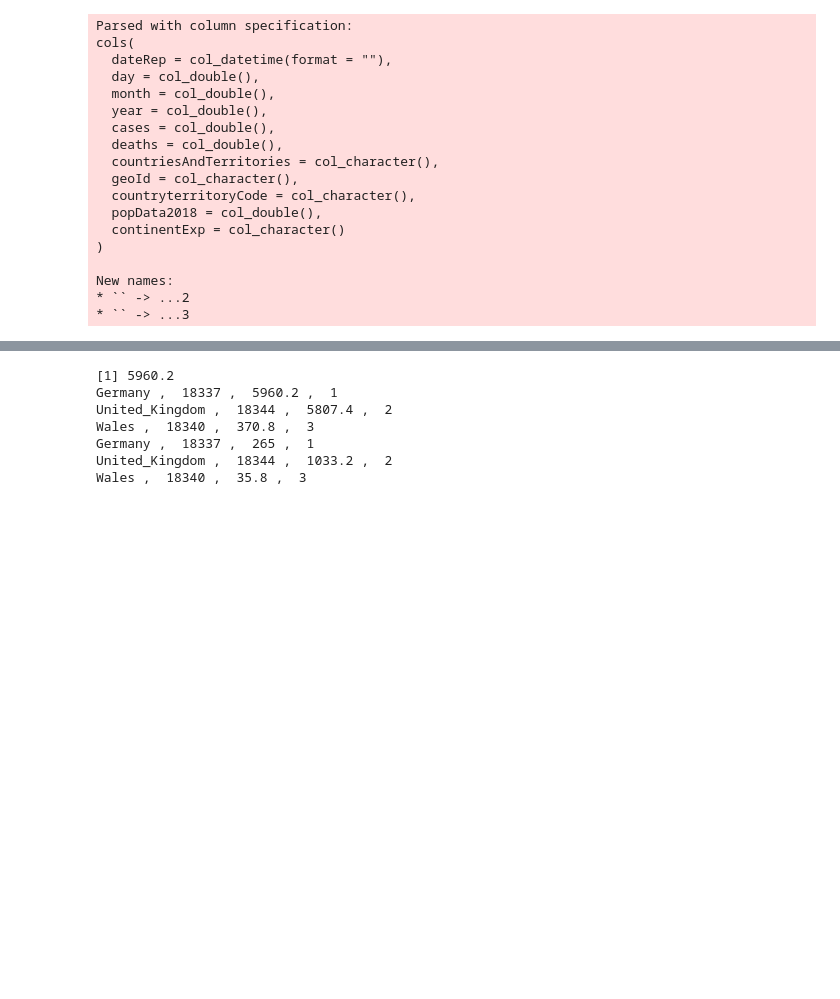
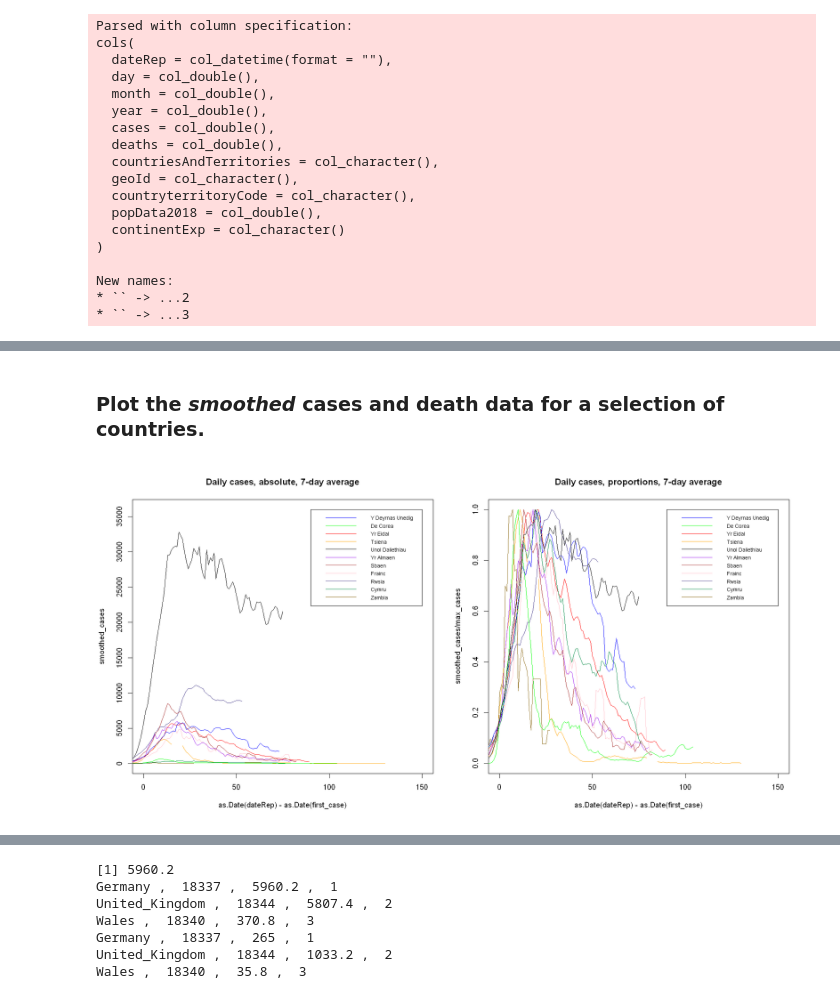
Before and after one commit to pete-arnold/R-basics, a Jupyter notebook: covid-19.ipynb, the cells around one changed output, grey strips where cells are left out. Drawn from its saved outputs; the diff is of its cells as text; code cells hidden in the pictures; blank space fills up the shorter version.

```diff
--- a/covid-19.ipynb
+++ b/covid-19.ipynb
@@ -229 +417,69 @@ Vietnam ,  18328 ,  0 ,  11
+# %% [markdown]
+### Plot the _smoothed_ cases and death data for a selection of countries.
+# %%
+# A list of country names (which must match a name in the `countries` list).
+selected_countries <- c('United_Kingdom', 'South_Korea', 'Italy', 'China',
+                        'United_States_of_America', 'Germany', 'Spain',
+                        'France', 'Russia', 'Wales', 'Zambia')
+# A matching list of country names for the labels (which do not need to match
+# the names in the `countries` list).
+legend_countries <- c('Y Deyrnas Unedig', 'De Corea', 'Yr Eidal', 'Tsiena',
+                      'Unol Daliethiau', 'Yr Almaen', 'Sbaen', 'Frainc',
+                      'Rwsia', 'Cymru', 'Zambia')
+# A list of colours which will be used in the same order as the countries above.
+selected_colors <- c('blue', 'green', 'red', 'orange', 'black', 'purple',
+                     'brown', 'pink', 'slateblue4', 'springgreen4',
+                     'goldenrod4', 'midnightblue', 'scarlet')
+period <- 150
+ymax <- 36000
+# Set the display to plot 2 graphs side-by-side.
+options(repr.plot.width = 16, repr.plot.height = 8)
+par(mfrow=c(1,2))
+# Plot the 7-day-averaged number of daily cases (with absolute counts).
+i <- 1
+for (country in countries$countriesAndTerritories) {
+    max_cases <- (countries %>% filter(countriesAndTerritories==country) %>% select(max_smoothed_cases))[[1]]
+    first_case <- (countries %>% filter(countriesAndTerritories==country) %>% select(firstCase))[[1]]
+    if (country %in% selected_countries) {
+        colour <- match(country, selected_countries)
+        # cat(country, ', ', first_case, ', ', max_cases, ', ', as.integer(colour), '\n')
+        if (i == 1) {
+        with(cases_deaths %>% filter(countriesAndTerritories==country),
+             plot(as.Date(dateRep) - as.Date(first_case), smoothed_cases,
+                  type='l', col=selected_colors[colour], main='Daily cases, absolute, 7-day average',
+                  xlim=c(0, period), ylim=c(0, ymax)))
+        } else {
+        with(cases_deaths %>% filter(countriesAndTerritories==country),
+             lines(as.Date(dateRep) - as.Date(first_case), smoothed_cases,
+                   type='l', col=selected_colors[colour]))
+        }
+        i <- i + 1
+    }
+}
+legend(x=c(period*0.6, period), y=c(ymax*0.62, ymax), legend=legend_countries, col=selected_colors, lty=1, cex=0.7)
+# Plot the 7-day-averaged number of daily cases (with counts scaled to each country's maximum).
+ymax <- 1
+i <- 1
+for (country in countries$countriesAndTerritories) {
+    max_cases <- (countries %>% filter(countriesAndTerritories==country) %>% select(max_smoothed_cases))[[1]]
+    first_case <- (countries %>% filter(countriesAndTerritories==country) %>% select(firstCase))[[1]]
+    if (country %in% selected_countries) {
+        colour <- match(country, selected_countries)
+        # cat(country, ', ', first_case, ', ', max_cases, ', ', as.integer(colour), '\n')
+        if (i == 1) {
+        with(cases_deaths %>% filter(countriesAndTerritories==country),
+             plot(as.Date(dateRep) - as.Date(first_case), smoothed_cases/max_cases,
+                  type='l', col=selected_colors[colour], main='Daily cases, proportions, 7-day average',
+                  xlim=c(0, period), ylim=c(0, 1)))
+        } else {
+        with(cases_deaths %>% filter(countriesAndTerritories==country),
+             lines(as.Date(dateRep) - as.Date(first_case), smoothed_cases/max_cases,
+                   type='l', col=selected_colors[colour]))
+        }
+        i <- i + 1
+    }
+}
+legend(x=c(period*0.6, period), y=c(ymax*0.62, ymax), legend=legend_countries, col=selected_colors, lty=1, cex=0.7)
+# %% [output]
+[figure, added]
 # %%
```
Also changed, not shown: parts of 26 cells of this notebook.
